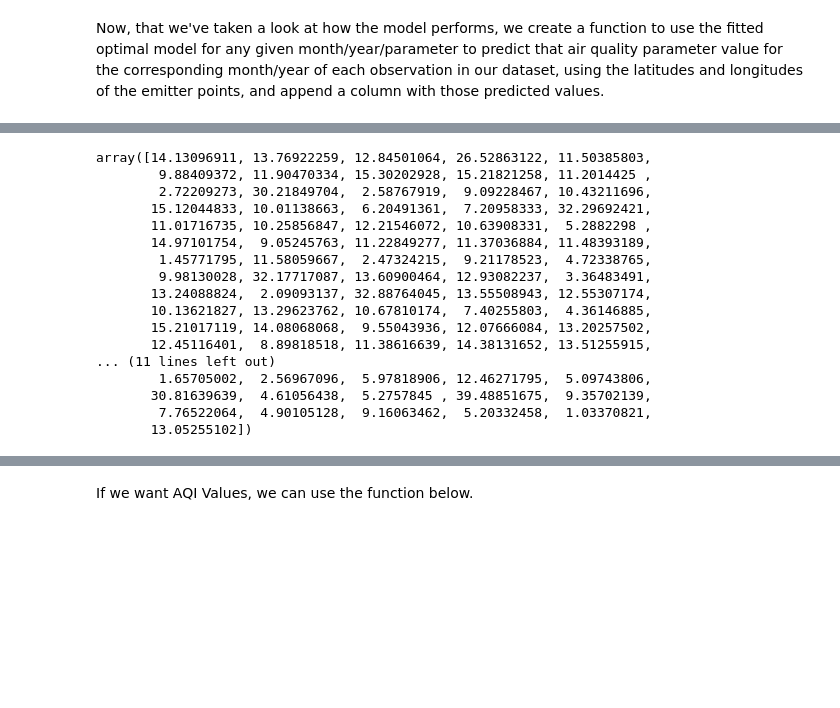
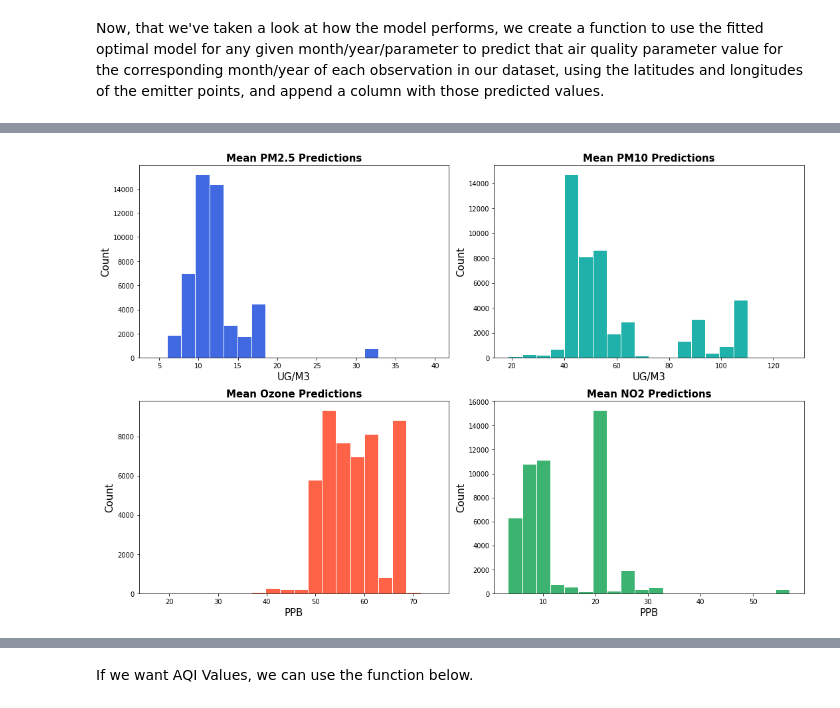
Before and after one commit to hikari-murayama/CA_ag_pollution, a Jupyter notebook: 02_Q1_KNN.ipynb, the cells around one changed output, grey strips where cells are left out. Drawn from its saved outputs; the diff is of its cells as text; code cells hidden in the pictures; blank space fills up the shorter version.

```diff
--- a/02_Q1_KNN.ipynb
+++ b/02_Q1_KNN.ipynb
@@ -183,9 +242,11 @@ def KNN_param(df, parameter, k):
         opt_score: the mean MSE of the optimal k value
         """
 
-    #Filter data to month, year, and parameter
+    #Filter data to parameter
     data = df[df['Parameter'] == parameter]
-    X = data.iloc[:, 0:2].copy()
+    lat = data.geometry.y
+    lon  = data.geometry.x
+    X = pd.DataFrame({'lat': lat, 'lon': lon})
     y = data['Value_mean']
 
     #knn model object
@@ -277,21 +333,0 @@ predictions.head()
-# %%
-#Check unique values of predictions
-predictions['PM2.5'].unique()
-# %% [output]
-array([14.13096911, 13.76922259, 12.84501064, 26.52863122, 11.50385803,
-        9.88409372, 11.90470334, 15.30202928, 15.21821258, 11.2014425 ,
-        2.72209273, 30.21849704,  2.58767919,  9.09228467, 10.43211696,
-       15.12044833, 10.01138663,  6.20491361,  7.20958333, 32.29692421,
-       11.01716735, 10.25856847, 12.21546072, 10.63908331,  5.2882298 ,
-       14.97101754,  9.05245763, 11.22849277, 11.37036884, 11.48393189,
-        1.45771795, 11.58059667,  2.47324215,  9.21178523,  4.72338765,
-        9.98130028, 32.17717087, 13.60900464, 12.93082237,  3.36483491,
-       13.24088824,  2.09093137, 32.88764045, 13.55508943, 12.55307174,
-       10.13621827, 13.29623762, 10.67810174,  7.40255803,  4.36146885,
-       15.21017119, 14.08068068,  9.55043936, 12.07666084, 13.20257502,
-       12.45116401,  8.89818518, 11.38616639, 14.38131652, 13.51255915,
-... (11 lines left out)
-        1.65705002,  2.56967096,  5.97818906, 12.46271795,  5.09743806,
-       30.81639639,  4.61056438,  5.2757845 , 39.48851675,  9.35702139,
-        7.76522064,  4.90105128,  9.16063462,  5.20332458,  1.03370821,
-       13.05255102])
@@ -298,2 +336,28 @@ array([14.13096911, 13.76922259, 12.84501064, 26.52863122, 11.50385803,
+# %%
+#Plot predicted values
+fig, ax = plt.subplots(ncols = 2, nrows = 2, figsize = (15, 10))
+ax[0,0].hist(predictions['PM2.5'], edgecolor = 'white', color = 'royalblue', bins = 20)
+ax[0,0].set_xlabel('UG/M3', size = 15)
+ax[0,0].set_ylabel('Count', size = 15)
+ax[0,0].set_title('Mean PM2.5 Predictions', fontweight = 'bold', size = 15)
+
+ax[0,1].hist(predictions['PM10'], edgecolor = 'white', color = 'lightseagreen', bins = 20)
+ax[0,1].set_xlabel('UG/M3', size = 15)
+ax[0,1].set_ylabel('Count', size = 15)
+ax[0,1].set_title('Mean PM10 Predictions', fontweight = 'bold', size = 15)
+
+ax[1,0].hist(predictions['OZONE'], edgecolor = 'white', color = 'tomato', bins = 20)
+ax[1,0].set_xlabel('PPB', size = 15)
+ax[1,0].set_ylabel('Count', size = 15)
+ax[1,0].set_title('Mean Ozone Predictions', fontweight = 'bold', size = 15)
+
+ax[1,1].hist(predictions['NO2'], edgecolor = 'white', color = 'mediumseagreen', bins = 20)
+ax[1,1].set_xlabel('PPB', size = 15)
+ax[1,1].set_ylabel('Count', size = 15)
+ax[1,1].set_title('Mean NO2 Predictions', fontweight = 'bold', size = 15)
+plt.tight_layout()
+plt.savefig('Data/AQ_Predictions.png')
+# %% [output]
+[figure, added]
 # %%
 #Compare with airnow to ensure range of values seems reasonable
```
Also changed, not shown: parts of 21 cells of this notebook.
